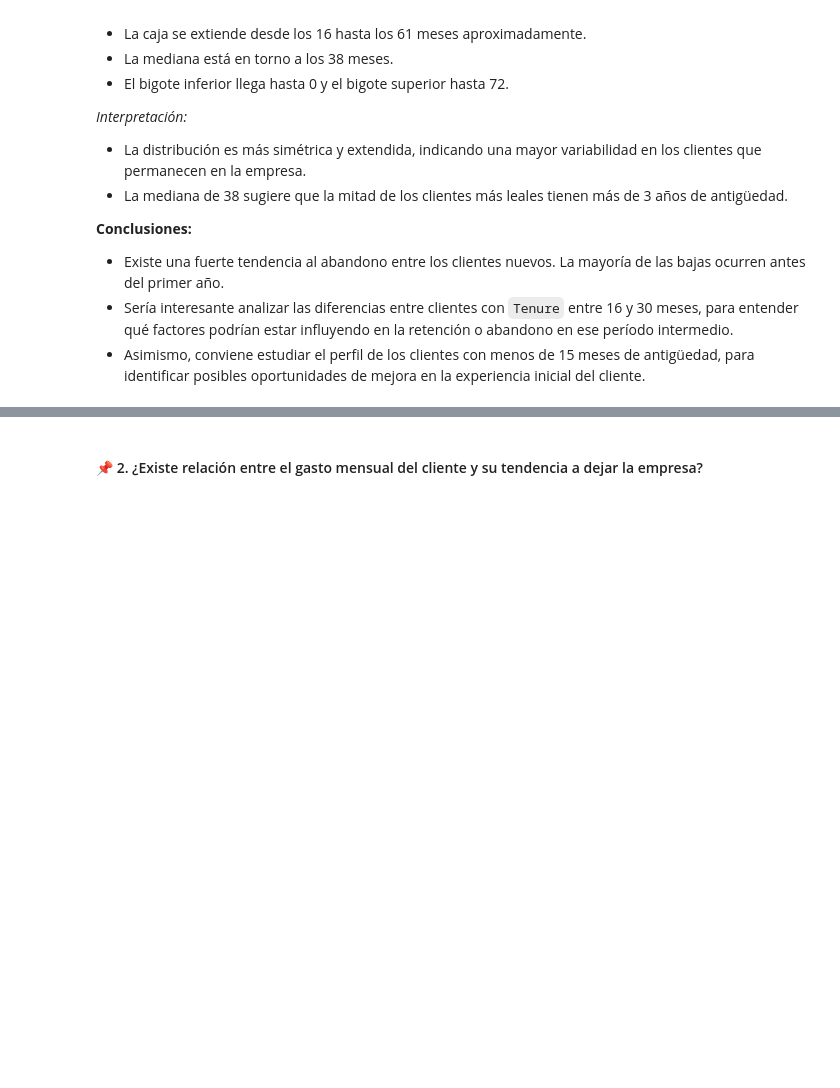
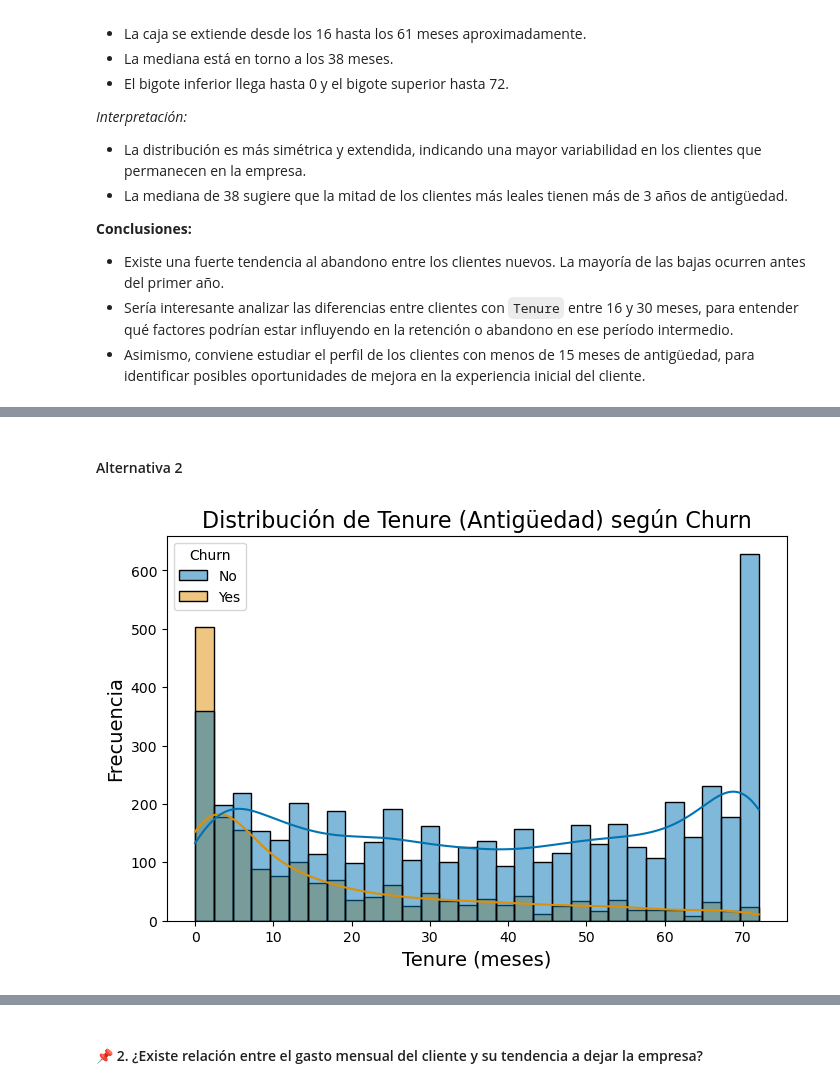
Before and after one commit to ignaciomajo/proyecto_TelecomX, a Jupyter notebook: proyecto_telecomx.ipynb, the cells around one changed output, grey strips where cells are left out. Saved outputs shown, nothing was run; the diff lists cells and outputs as text; code cells hidden in the pictures; blank space fills up the shorter version.

```diff
--- a/proyecto_telecomx.ipynb
+++ b/proyecto_telecomx.ipynb
@@ -536,0 +550,11 @@ plt.show()
+# %% [markdown]
+#### Alternativa 2
+# %%
+plt.figure(figsize=(8, 5))
+sns.histplot(data=df_churn, x='Tenure', hue='Churn', kde=True, palette='colorblind', bins=30, alpha=0.5)
+plt.title('Distribución de Tenure (Antigüedad) según Churn', fontsize=16)
+plt.xlabel('Tenure (meses)', fontsize=14)
+plt.ylabel('Frecuencia', fontsize=14)
+plt.show()
+# %% [output]
+[figure, added]
```
Also changed, not shown: parts of 4 cells of this notebook.
